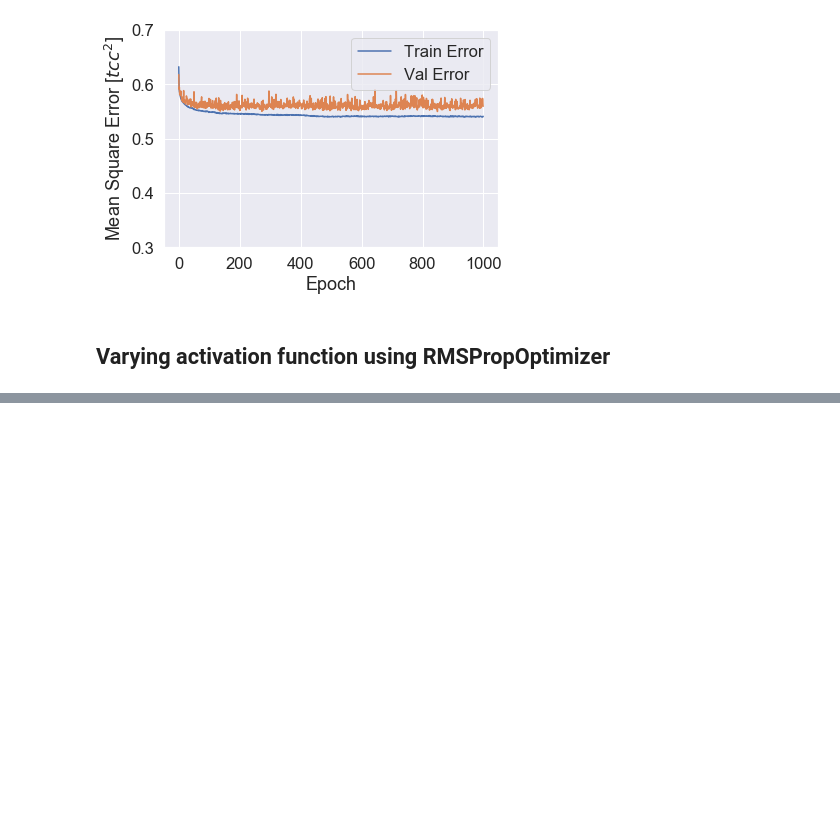
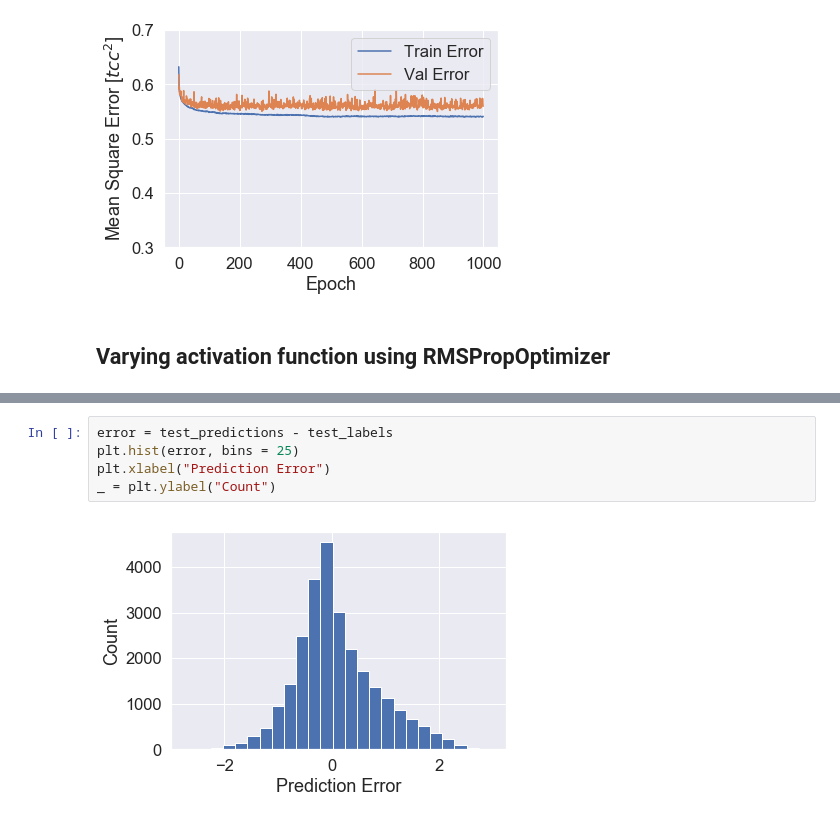
Before and after one commit to hannasv/Project3, a Jupyter notebook: keras_nn.ipynb, the cells around one changed output, grey strips where cells are left out. Drawn from its saved outputs; the diff is of its cells as text; blank space fills up the shorter version.

```diff
--- a/keras_nn.ipynb
+++ b/keras_nn.ipynb
@@ -505,0 +686,7 @@ plot_history(history)
+# %%
+error = test_predictions - test_labels
+plt.hist(error, bins = 25)
+plt.xlabel("Prediction Error")
+_ = plt.ylabel("Count")
+# %% [output]
+[figure, added]
```
Also changed, not shown: parts of 50 cells of this notebook.
